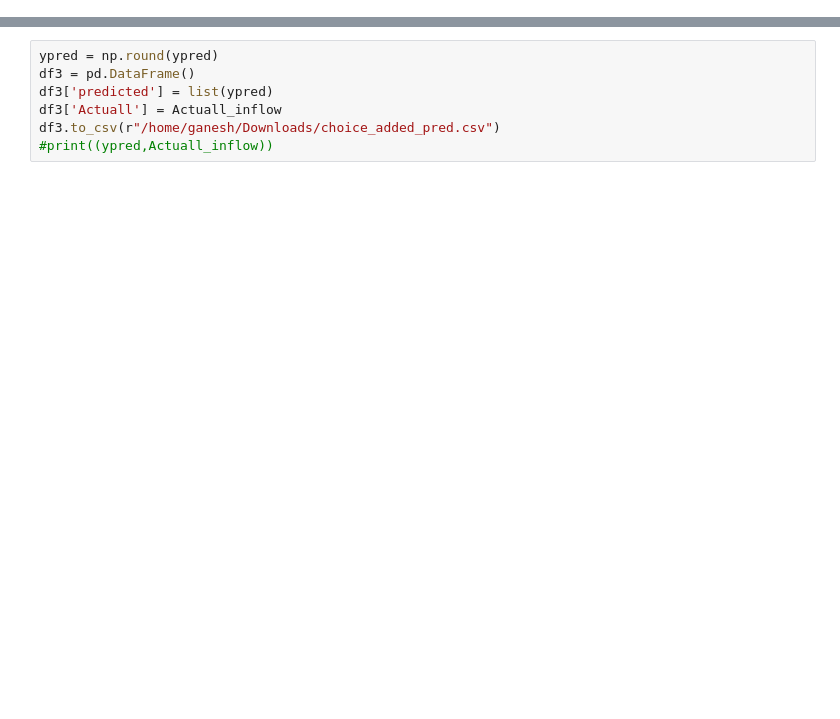
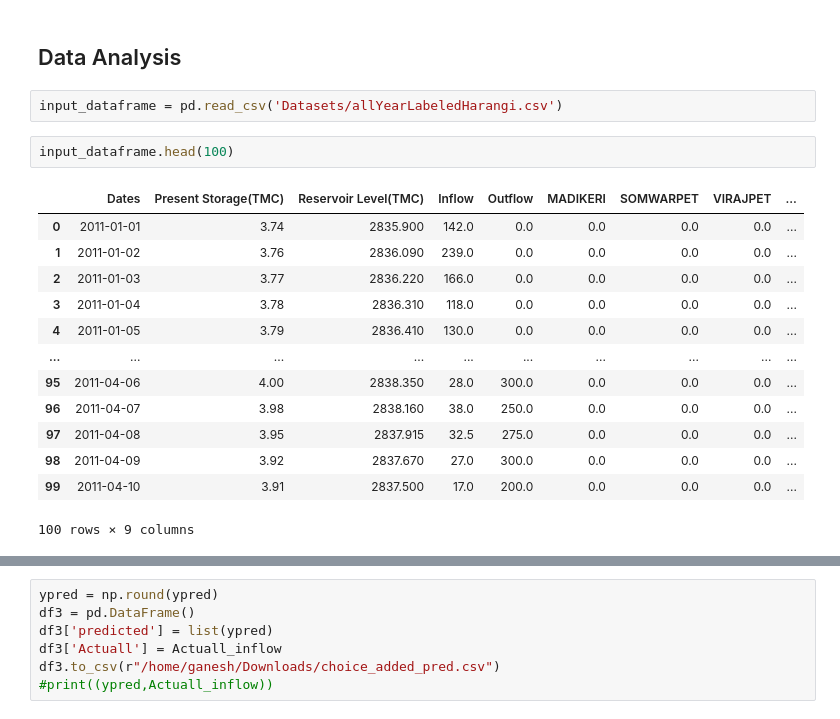
Before and after one commit to ProjectFace2/reservoirOutflow, a Jupyter notebook: KNN_LWR Classifier.ipynb, the cells around one changed output, grey strips where cells are left out. Drawn from its saved outputs; the diff is of its cells as text; blank space fills up the shorter version.

```diff
--- a/KNN_LWR Classifier.ipynb
+++ b/KNN_LWR Classifier.ipynb
@@ -346,0 +12,20 @@ for single_point in Q_point:
+# %% [markdown]
+## Data Analysis
+# %%
+input_dataframe = pd.read_csv('Datasets/allYearLabeledHarangi.csv')
+# %%
+input_dataframe.head(100)
+# %% [output]
+|  | Dates | Present Storage(TMC) | Reservoir Level(TMC) | Inflow | Outflow | MADIKERI | SOMWARPET | VIRAJPET | ... |
+| 0 | 2011-01-01 | 3.74 | 2835.900 | 142.0 | 0.0 | 0.0 | 0.0 | 0.0 | ... |
+| 1 | 2011-01-02 | 3.76 | 2836.090 | 239.0 | 0.0 | 0.0 | 0.0 | 0.0 | ... |
+| 2 | 2011-01-03 | 3.77 | 2836.220 | 166.0 | 0.0 | 0.0 | 0.0 | 0.0 | ... |
+| 3 | 2011-01-04 | 3.78 | 2836.310 | 118.0 | 0.0 | 0.0 | 0.0 | 0.0 | ... |
+| 4 | 2011-01-05 | 3.79 | 2836.410 | 130.0 | 0.0 | 0.0 | 0.0 | 0.0 | ... |
+| ... | ... | ... | ... | ... | ... | ... | ... | ... | ... |
+| 95 | 2011-04-06 | 4.00 | 2838.350 | 28.0 | 300.0 | 0.0 | 0.0 | 0.0 | ... |
+| 96 | 2011-04-07 | 3.98 | 2838.160 | 38.0 | 250.0 | 0.0 | 0.0 | 0.0 | ... |
+| 97 | 2011-04-08 | 3.95 | 2837.915 | 32.5 | 275.0 | 0.0 | 0.0 | 0.0 | ... |
+| 98 | 2011-04-09 | 3.92 | 2837.670 | 27.0 | 300.0 | 0.0 | 0.0 | 0.0 | ... |
+| 99 | 2011-04-10 | 3.91 | 2837.500 | 17.0 | 200.0 | 0.0 | 0.0 | 0.0 | ... |
+100 rows × 9 columns
```
Also changed, not shown: parts of 90 cells of this notebook.
